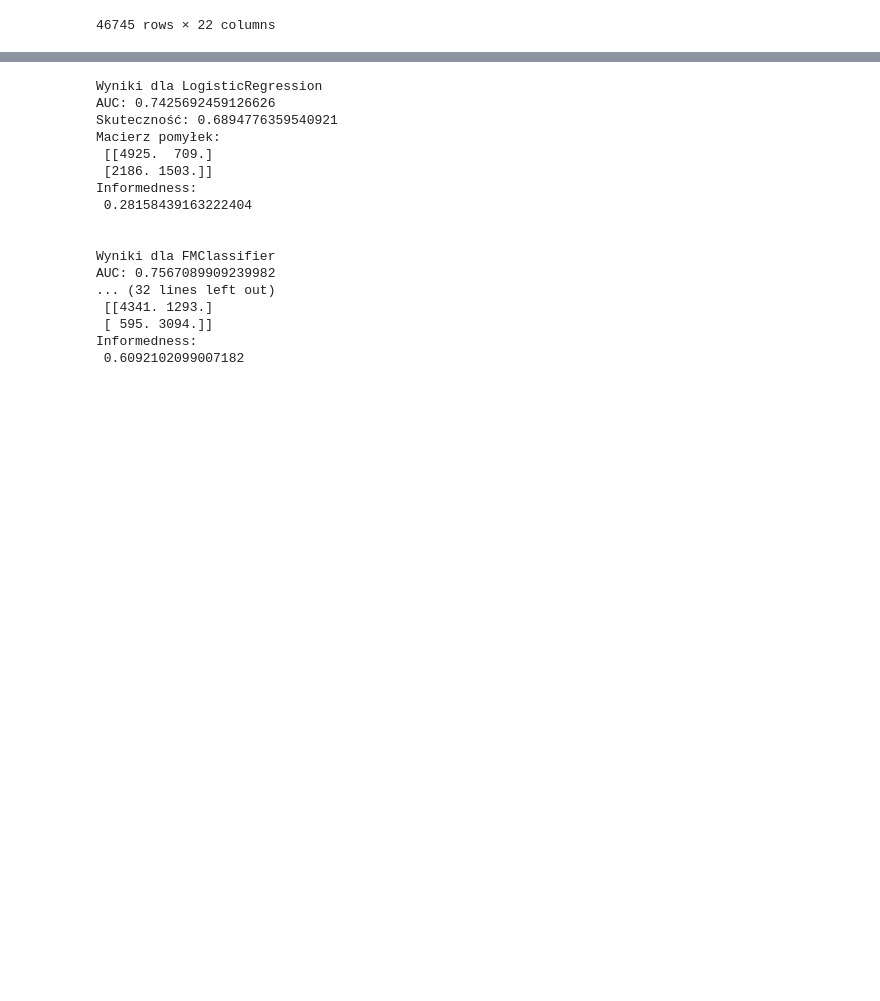
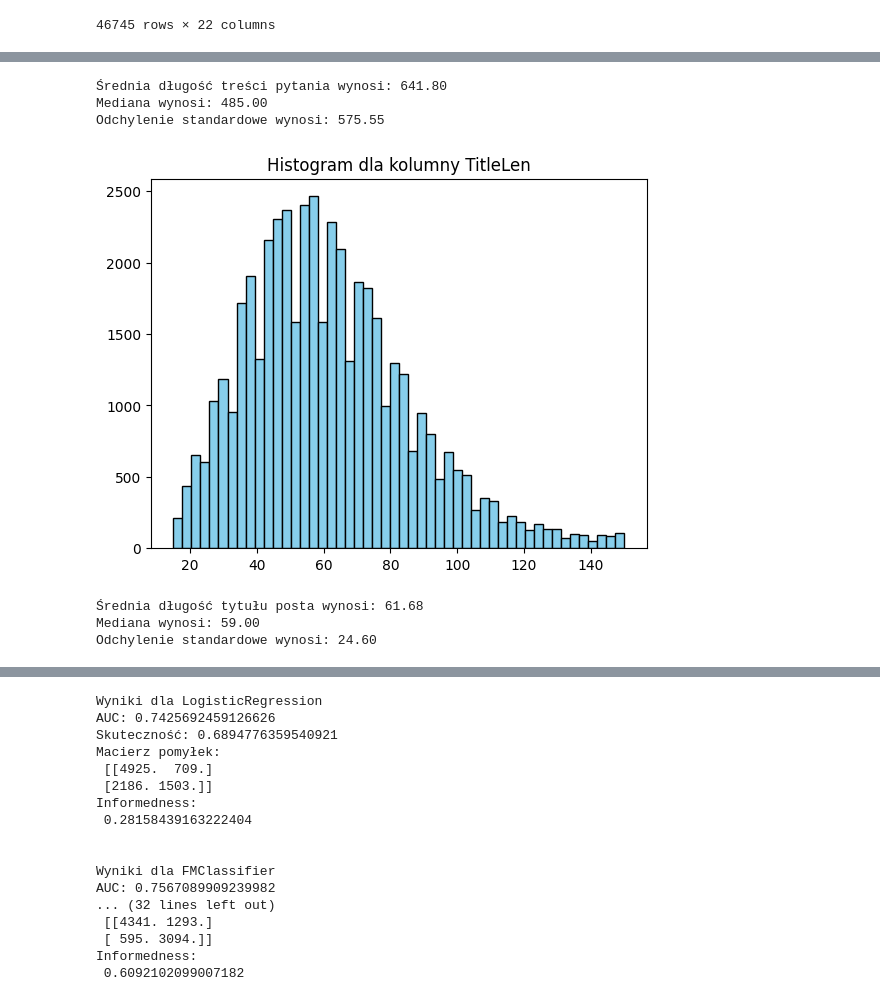
Before and after one commit to barcha2000/travelStack, a Jupyter notebook: notebooks/projektTravelStack.ipynb, the cells around one changed output, grey strips where cells are left out. Cells and saved outputs as stored; diff of their text form; code cells hidden in the pictures; blank space fills up the shorter version.

```diff
--- a/notebooks/projektTravelStack.ipynb
+++ b/notebooks/projektTravelStack.ipynb
@@ -165,0 +211,18 @@ df_classification = df_main.drop("_CreationDate","_Id","_OwnerUserId","_PostType
+# %%
+print("Średnia długość treści pytania wynosi: {:.2f}".format(srednia))
+print("Mediana wynosi: {:.2f}".format(mediana))
+print("Odchylenie standardowe wynosi: {:.2f}".format(odchylenie_standardowe))
+# %% [output]
+Średnia długość treści pytania wynosi: 641.80
+Mediana wynosi: 485.00
+Odchylenie standardowe wynosi: 575.55
+# %%
+column_data2 = df_main.select("TitleLen").rdd.flatMap(lambda x: x).collect()
+
+plt.hist(column_data2, bins=50, color='skyblue', edgecolor='black')
+
+plt.title('Histogram dla kolumny TitleLen')
+
+plt.show()
+# %% [output]
+[figure, added]
@@ -165,0 +233,8 @@ df_classification = df_main.drop("_CreationDate","_Id","_OwnerUserId","_PostType
+# %%
+print("Średnia długość tytułu posta wynosi: {:.2f}".format(srednia2))
+print("Mediana wynosi: {:.2f}".format(mediana2))
+print("Odchylenie standardowe wynosi: {:.2f}".format(odchylenie_standardowe2))
+# %% [output]
+Średnia długość tytułu posta wynosi: 61.68
+Mediana wynosi: 59.00
+Odchylenie standardowe wynosi: 24.60
```
Also changed, not shown: parts of 54 cells of this notebook, 3 other files.
